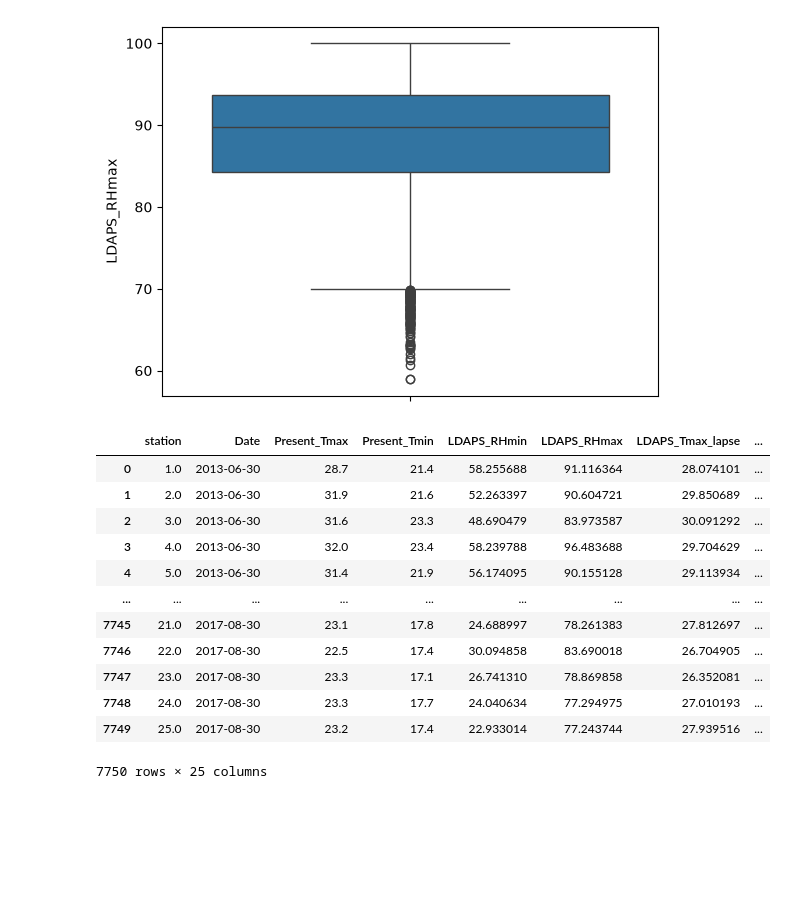
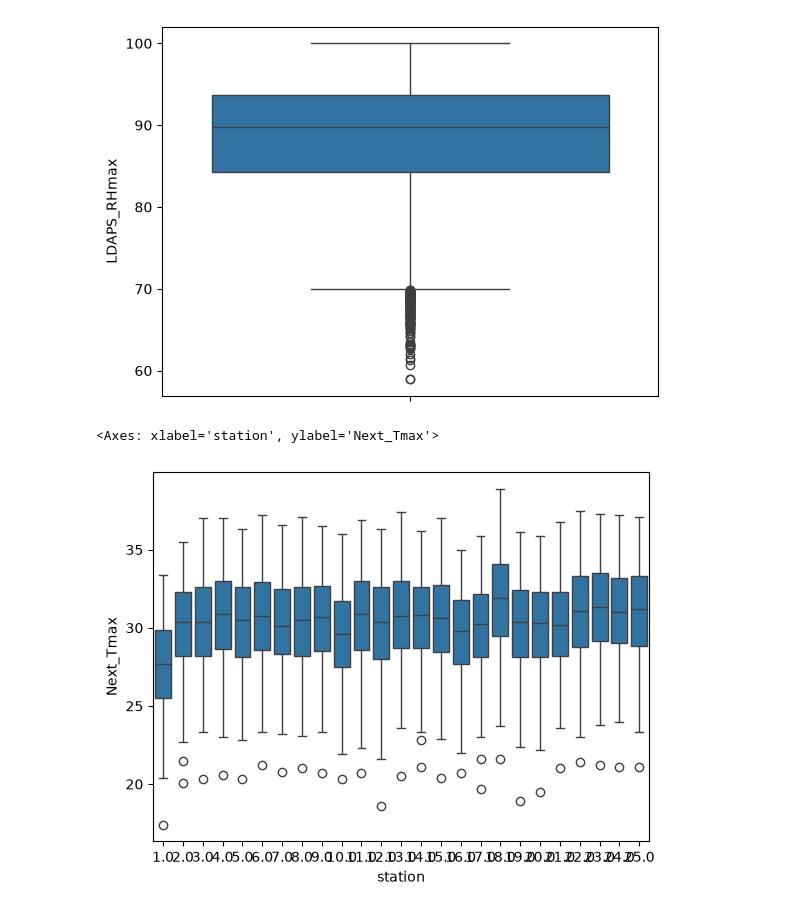
Before and after one commit to Rupx2005/Data-Analytics-Project, a Jupyter notebook: Bias_correction_ucl_dw_transformations.ipynb, the cells around one changed output. Saved outputs shown, nothing was run; the diff lists cells and outputs as text; code cells hidden in the pictures; blank space fills up the shorter version.

```diff
--- a/Bias_correction_ucl_dw_transformations.ipynb
+++ b/Bias_correction_ucl_dw_transformations.ipynb
@@ -113,25 +142,3 @@ sns.boxplot(data=df_dw["LDAPS_RHmax"])
 # %% [output]
 <Axes: ylabel='LDAPS_RHmax'>
 [figure]
-# %%
-Q1 = df_dw['station'].quantile(0.25)
-Q3 = df_dw['station'].quantile(0.75)
-IQR = Q3 - Q1
-lower_bound = Q1 - 1.5 * IQR
-upper_bound = Q3 + 1.5 * IQR
-df_dw = df_dw[(df_dw['station'] >= lower_bound) & (df_dw['station'] <= upper_bound)]
-df_dw
-# %% [output]
-|  | station | Date | Present_Tmax | Present_Tmin | LDAPS_RHmin | LDAPS_RHmax | LDAPS_Tmax_lapse | ... |
-| 0 | 1.0 | 2013-06-30 | 28.7 | 21.4 | 58.255688 | 91.116364 | 28.074101 | ... |
-| 1 | 2.0 | 2013-06-30 | 31.9 | 21.6 | 52.263397 | 90.604721 | 29.850689 | ... |
-| 2 | 3.0 | 2013-06-30 | 31.6 | 23.3 | 48.690479 | 83.973587 | 30.091292 | ... |
-| 3 | 4.0 | 2013-06-30 | 32.0 | 23.4 | 58.239788 | 96.483688 | 29.704629 | ... |
-| 4 | 5.0 | 2013-06-30 | 31.4 | 21.9 | 56.174095 | 90.155128 | 29.113934 | ... |
-| ... | ... | ... | ... | ... | ... | ... | ... | ... |
-| 7745 | 21.0 | 2017-08-30 | 23.1 | 17.8 | 24.688997 | 78.261383 | 27.812697 | ... |
-| 7746 | 22.0 | 2017-08-30 | 22.5 | 17.4 | 30.094858 | 83.690018 | 26.704905 | ... |
-| 7747 | 23.0 | 2017-08-30 | 23.3 | 17.1 | 26.741310 | 78.869858 | 26.352081 | ... |
-| 7748 | 24.0 | 2017-08-30 | 23.3 | 17.7 | 24.040634 | 77.294975 | 27.010193 | ... |
-| 7749 | 25.0 | 2017-08-30 | 23.2 | 17.4 | 22.933014 | 77.243744 | 27.939516 | ... |
-7750 rows × 25 columns
@@ -139,0 +145,5 @@ lml;;hnoihiohiho
+# %%
+sns.boxplot(data=df_dw, x='station', y='Next_Tmax')
+# %% [output]
+<Axes: xlabel='station', ylabel='Next_Tmax'>
+[figure, added]
```
Also changed, not shown: parts of 9 cells of this notebook.
